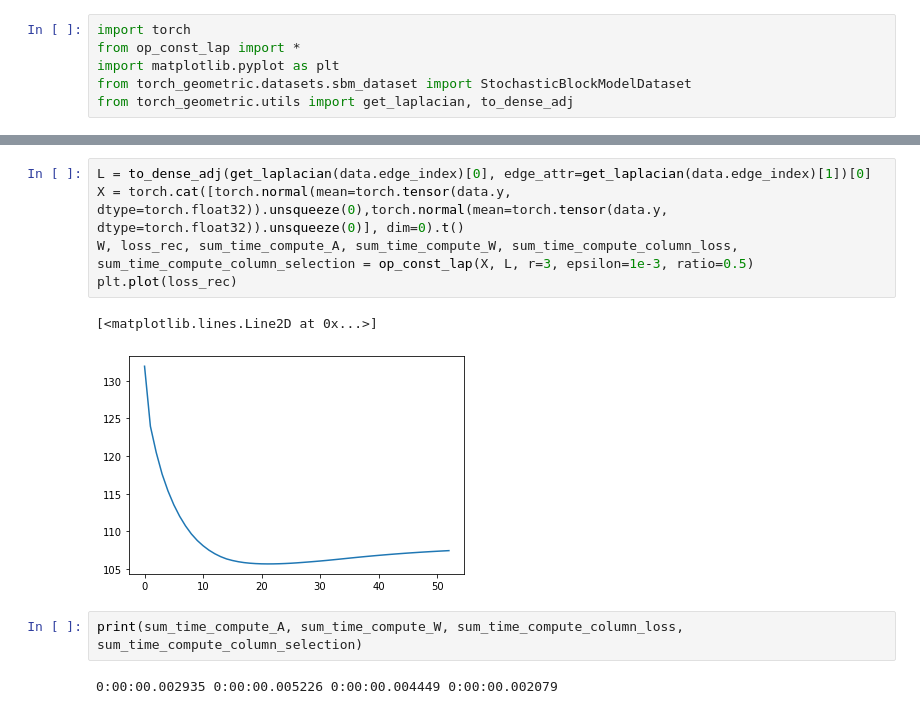
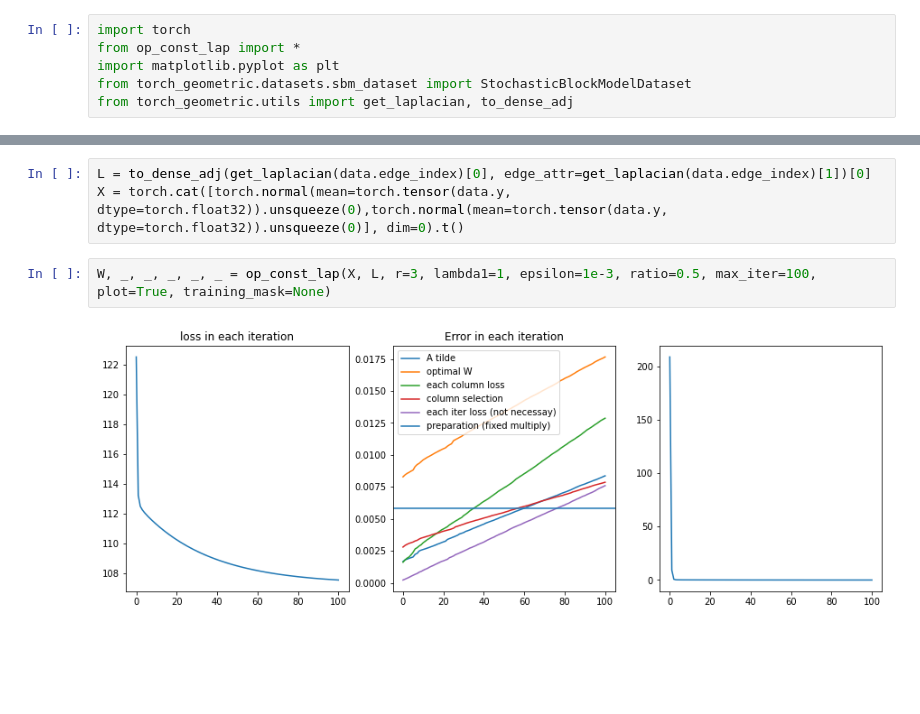
Before and after one commit to ShannaLiu/RSP, a Jupyter notebook: Selection/constraint/trial_lap.ipynb, the cells around one changed output, grey strips where cells are left out. Saved outputs shown, nothing was run; the diff lists cells and outputs as text; blank space fills up the shorter version.

```diff
--- a/Selection/constraint/trial_lap.ipynb
+++ b/Selection/constraint/trial_lap.ipynb
@@ -14,12 +11,7 @@ Done!
 # %%
 L = to_dense_adj(get_laplacian(data.edge_index)[0], edge_attr=get_laplacian(data.edge_index)[1])[0]
 X = torch.cat([torch.normal(mean=torch.tensor(data.y, dtype=torch.float32)).unsqueeze(0),torch.normal(mean=torch.tensor(data.y, dtype=torch.float32)).unsqueeze(0)], dim=0).t()
-W, loss_rec, sum_time_compute_A, sum_time_compute_W, sum_time_compute_column_loss, sum_time_compute_column_selection = op_const_lap(X, L, r=3, epsilon=1e-3, ratio=0.5)
-plt.plot(loss_rec)
-# %% [output]
-[<matplotlib.lines.Line2D at 0x...>]
-[figure, removed]
-# %%
-print(sum_time_compute_A, sum_time_compute_W, sum_time_compute_column_loss, sum_time_compute_column_selection)
-# %% [output]
-0:00:00.002935 0:00:00.005226 0:00:00.004449 0:00:00.002079
+# %%
+W, _, _, _, _, _ = op_const_lap(X, L, r=3, lambda1=1, epsilon=1e-3, ratio=0.5, max_iter=100, plot=True, training_mask=None)
+# %% [output]
+[figure, added]
```
Also changed, not shown: parts of 1 cell of this notebook, 3 other files.
